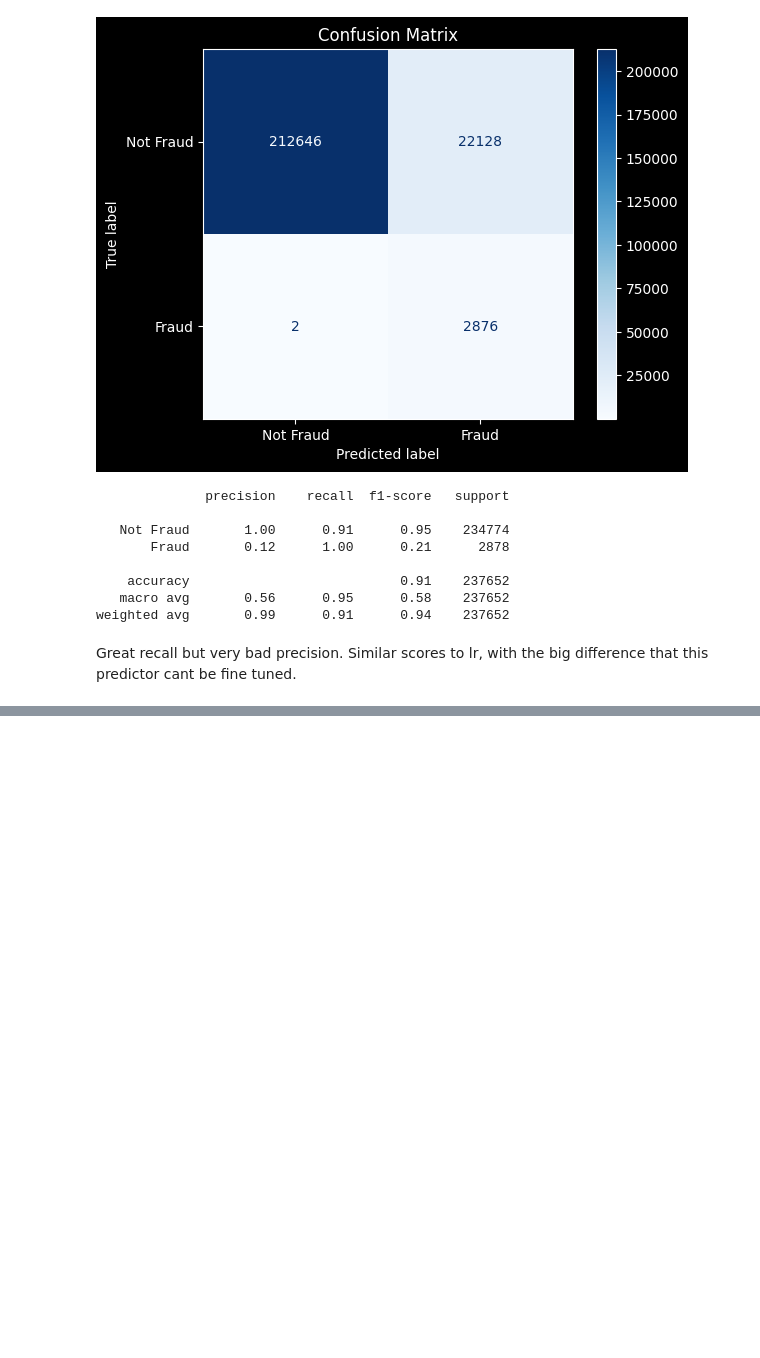
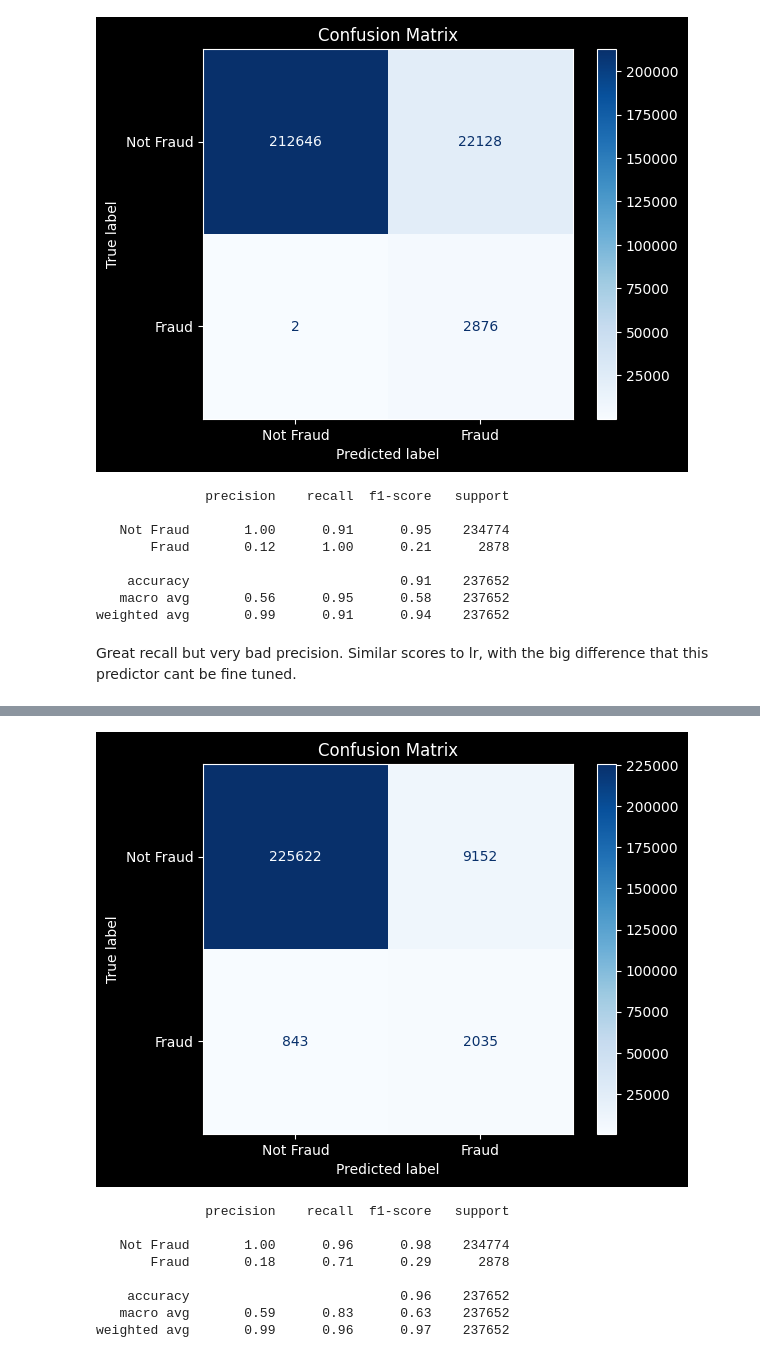
Before and after one commit to koutsompinask/MSC, a Jupyter notebook: semester B/Python/assignment/classification.ipynb, the cells around one changed output, grey strips where cells are left out. Saved outputs shown, nothing was run; the diff lists cells and outputs as text; code cells hidden in the pictures; blank space fills up the shorter version.

Commit message:
pythin classification simple nn tries

```diff
--- a/semester B/Python/assignment/classification.ipynb
+++ b/semester B/Python/assignment/classification.ipynb
@@ -719,0 +890,24 @@ Great recall but very bad precision. Similar scores to lr, with the big differen
+# %%
+scaler.fit(X_train_lr)
+X_test_nn=scaler.transform(X_test_lr)
+# %%
+# load the best model
+best_model = SimpleNN(X_train_tensor.shape[1], best_params['hidden_size'], getattr(nn, best_params['activation'])())
+best_model.load_state_dict(torch.load('results/best_nn_model.pth'))
+# Evaluate the best model on the test set
+best_model.eval()
+with torch.no_grad():
+    X_test_tensor = torch.tensor(X_test_nn, dtype=torch.float32)
+    y_test_tensor = torch.tensor(y_test_lr.values, dtype=torch.float32).unsqueeze(1)
+    test_preds = best_model(X_test_tensor).round()
+    showResults(best_model, X_test_tensor.numpy(), y_test_tensor.numpy(), test_preds.numpy())
+# %% [output]
+[figure, added]
+              precision    recall  f1-score   support
+
+   Not Fraud       1.00      0.96      0.98    234774
+       Fraud       0.18      0.71      0.29      2878
+
+    accuracy                           0.96    237652
+   macro avg       0.59      0.83      0.63    237652
+weighted avg       0.99      0.96      0.97    237652
```
Also changed, not shown: parts of 8 cells of this notebook, 9 other files.
